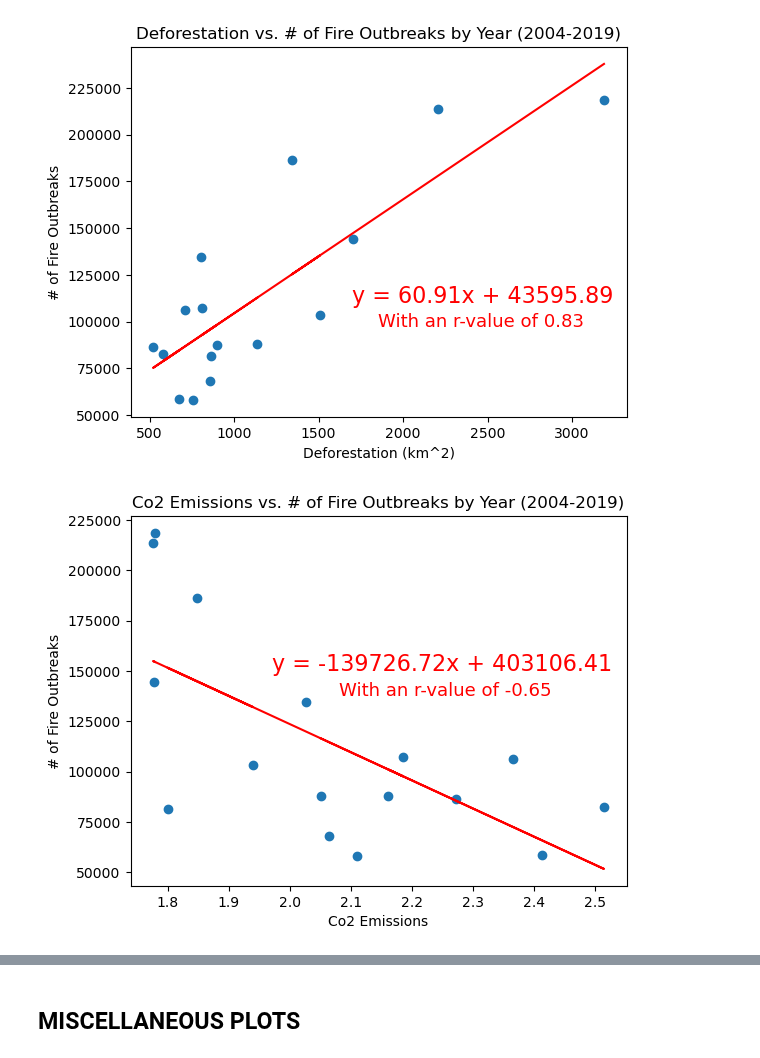
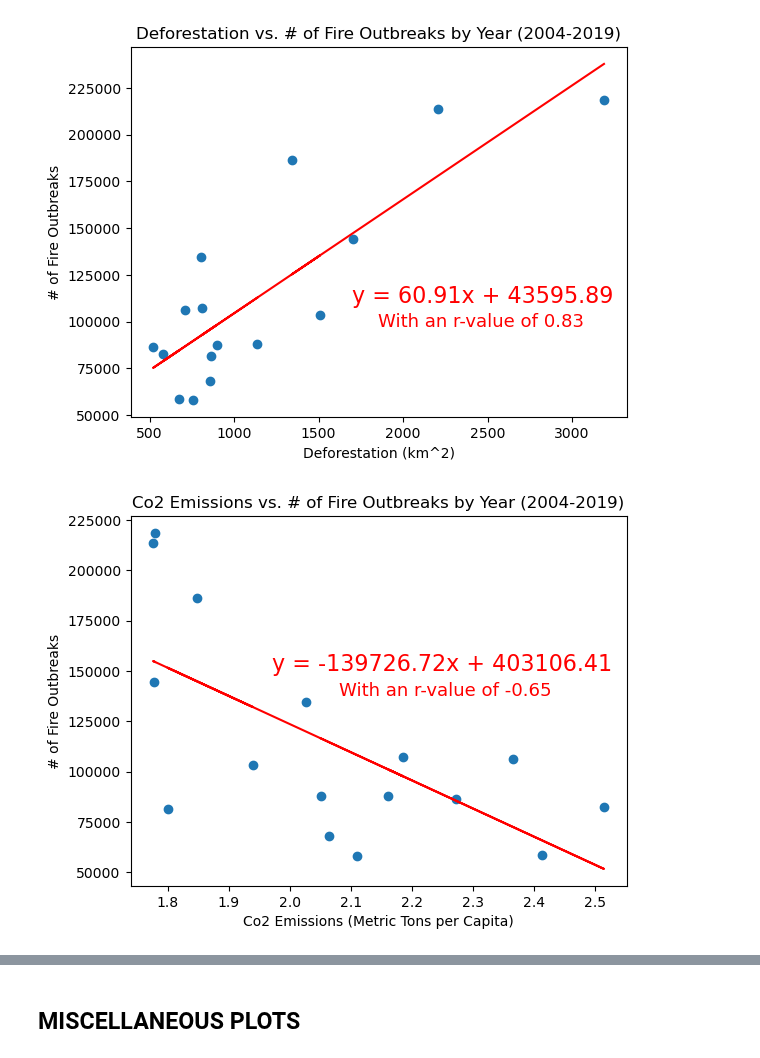
Before and after one commit to Xthe23/Amazon-Deforestation-and-CO2-Emissions, a Jupyter notebook: main.ipynb, the cells around one changed output, grey strips where cells are left out. Cells and saved outputs as stored; diff of their text form; code cells hidden in the pictures.

Commit message:
Added units for Co2 Emissions

```diff
--- a/main.ipynb
+++ b/main.ipynb
@@ -220,32 +220,32 @@ plt.show()
 # %%
 #-------------------------------------------------------------
 #              CO2 EMISSIONS VS FIRE OUTBREAKS
 #-------------------------------------------------------------
 
 # Defining our comparison values
 emissions_mean = co2_emissions_pivoted['Brazil']
 
 # Finding values for our linear regression and the resulting fit
 slope, intercept, rvalue, pvalue, stderr = st.linregress(emissions_mean,outbreaks_sum)
 fit = slope * emissions_mean + intercept
 
 # Creating annotated information
 line_eq = f'y = {str(round(slope,2))}x + {str(round(intercept,2))}'
 r_value = f'With an r-value of {round(st.pearsonr(emissions_mean, outbreaks_sum)[0], 2)}'
 
 # Plotting and formatting our comparison data
 plt.scatter(emissions_mean, outbreaks_sum)
-plt.xlabel('Co2 Emissions')
+plt.xlabel('Co2 Emissions (Metric Tons per Capita)')
 plt.ylabel('# of Fire Outbreaks')
 plt.title('Co2 Emissions vs. # of Fire Outbreaks by Year (2004-2019)')
 plt.plot(emissions_mean, fit, '-', color='r')
 plt.annotate(line_eq, (1.97, 150000), color = 'r', fontsize = 16)
 plt.annotate(r_value, (2.08, 137500), color = 'r', fontsize = 13)
 plt.savefig('Visualizations/emissions_outbreaks.png')
 
 plt.show()
 # %% [output]
-[figure, old version]
+[figure, new version]
 # %%
 #-------------------------------------------------------------
 #              CO2 EMISSIONS VS DEFORESTATION
```
Also changed, not shown: parts of 3 cells of this notebook, 4 other files.
